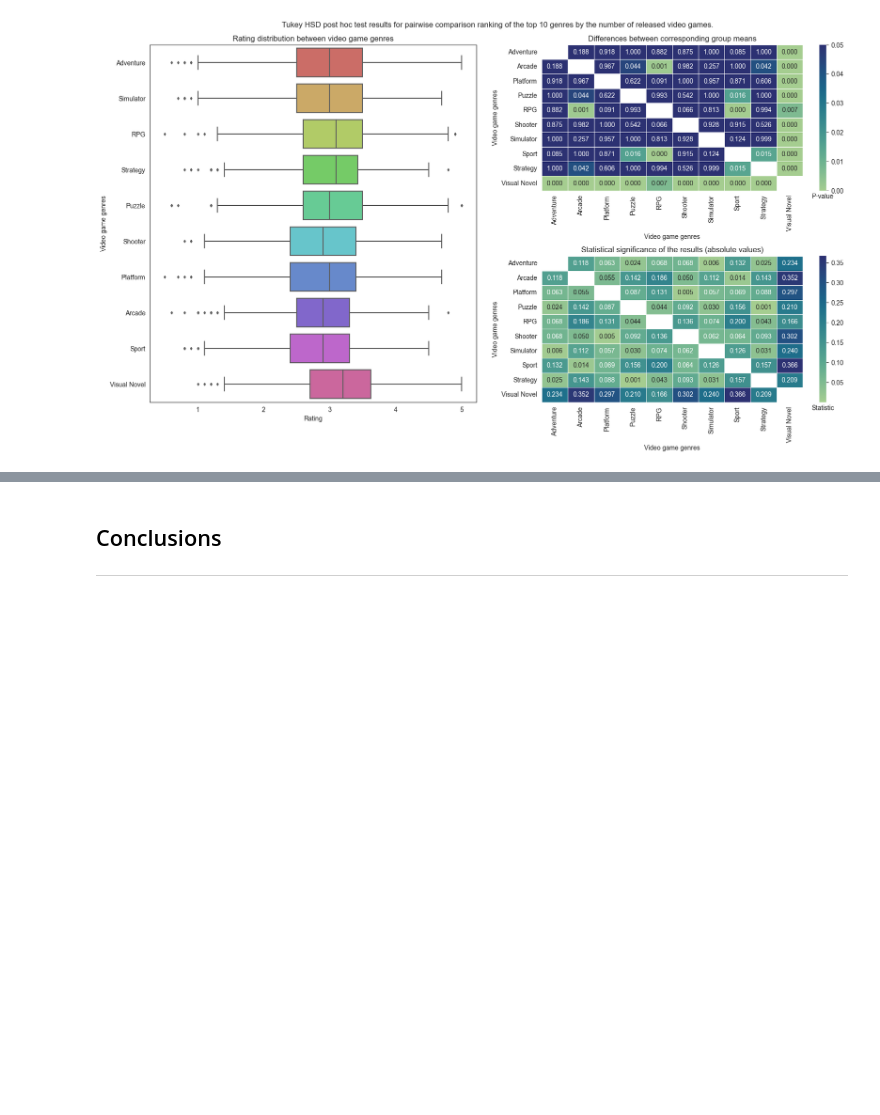
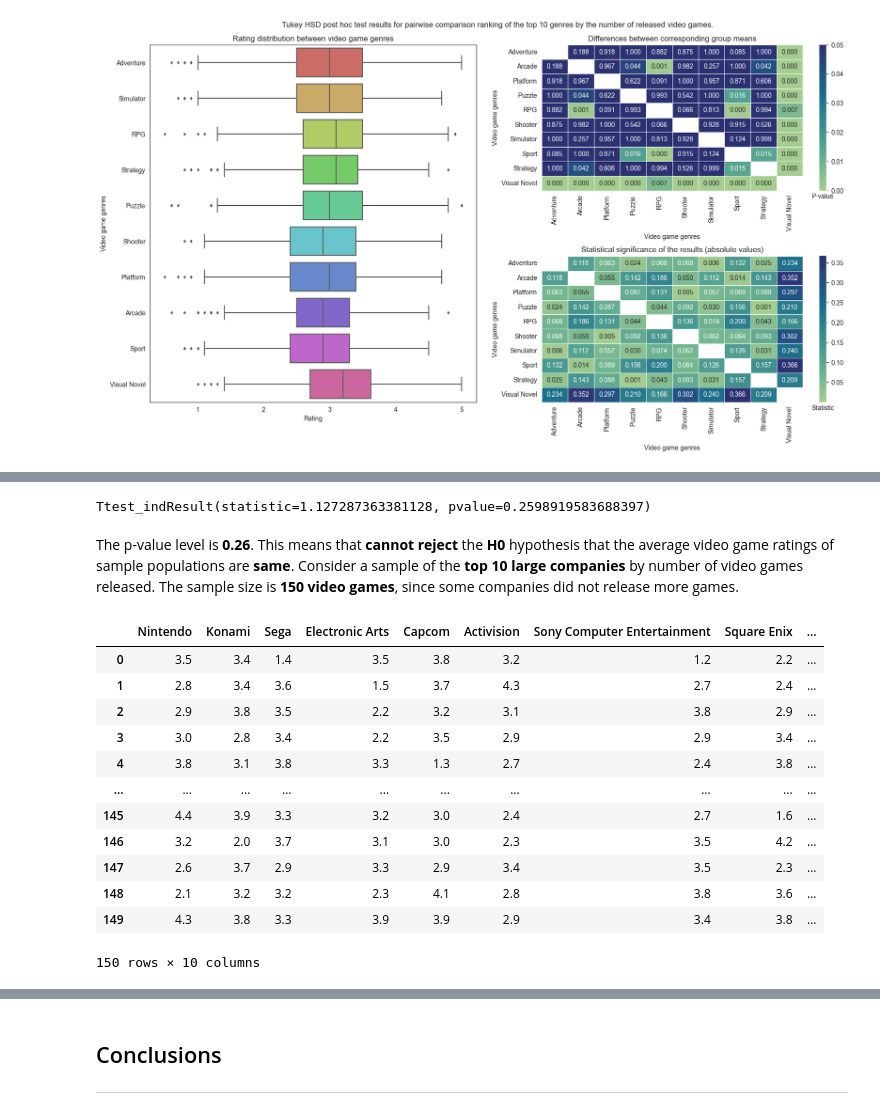
Before and after one commit to GSimonX37/video-games, a Jupyter notebook: notebooks/backloggd_sda.ipynb, the cells around one changed output, grey strips where cells are left out. Drawn from its saved outputs; the diff is of its cells as text; code cells hidden in the pictures; blank space fills up the shorter version.

```diff
--- a/notebooks/backloggd_sda.ipynb
+++ b/notebooks/backloggd_sda.ipynb
@@ -223,11 +224,11 @@ By visual evaluation of the histogram and Q-Q Plot, it can be concluded that the
 
 For each genre from the top 10 in terms of the number of released video games, we will form **random samples** in the amount of **500** video games.
 # %%
-data, samlpes = df.explode('genres'), pd.DataFrame(index=range(500))
+data, samples = df[df["category"] == "main"].explode('genres'), pd.DataFrame(index=range(500))
 
-for genre in data.loc[df["category"] == "main", "genres"].value_counts().iloc[:10].index:
-    row = data.loc[(data["category"] == "main") & (data["genres"] == genre) & (data["rating"].notna()), "rating"].sample(500, random_state=100, ignore_index=True)
-    samlpes = samlpes.join(pd.DataFrame({genre: row}), how='inner')
+for genre in data.loc[:, "genres"].value_counts().iloc[:10].index:
+    row = data.loc[(data["genres"] == genre) & (data["rating"].notna()), "rating"].sample(500, random_state=100, ignore_index=True)
+    samples = samples.join(pd.DataFrame({genre: row}), how='inner')
 # %% [markdown]
 Let's use the **Bartlett test** to test the samples for equality of variances. To do this, formulate the hypotheses of the main (**H0**) and alternative (**H1**) hypotheses:
 - **H0**: the variances of the populations from which the samples are taken are **equal**.
@@ -335,0 +380,27 @@ Text(0.5, 104.44444444444443, 'Statistic')
+# %%
+stats.ttest_ind(*[samples[column] for column in samples.columns])
+# %% [output]
+Ttest_indResult(statistic=1.127287363381128, pvalue=0.2598919583688397)
+# %% [markdown]
+The p-value level is **0.26**. This means that **cannot reject** the **H0** hypothesis that the average video game ratings of sample populations are **same**. Consider a sample of the **top 10 large companies** by number of video games released. The sample size is **150 video games**, since some companies did not release more games.
+# %%
+data, samples = df[df["category"] == "main"].explode('developers'), pd.DataFrame(index=range(150))
+
+for developer in data.loc[~data["indie"], "developers"].value_counts().iloc[:10].index:
+    row = data.loc[(data["rating"].notna()) & (data["developers"] == developer), "rating"].sample(150, random_state=100, ignore_index=True)
+    samples = samples.join(pd.DataFrame({developer: row}), how='inner')
+samples
+# %% [output]
+|  | Nintendo | Konami | Sega | Electronic Arts | Capcom | Activision | Sony Computer Entertainment | Square Enix | ... |
+| 0 | 3.5 | 3.4 | 1.4 | 3.5 | 3.8 | 3.2 | 1.2 | 2.2 | ... |
+| 1 | 2.8 | 3.4 | 3.6 | 1.5 | 3.7 | 4.3 | 2.7 | 2.4 | ... |
+| 2 | 2.9 | 3.8 | 3.5 | 2.2 | 3.2 | 3.1 | 3.8 | 2.9 | ... |
+| 3 | 3.0 | 2.8 | 3.4 | 2.2 | 3.5 | 2.9 | 2.9 | 3.4 | ... |
+| 4 | 3.8 | 3.1 | 3.8 | 3.3 | 1.3 | 2.7 | 2.4 | 3.8 | ... |
+| ... | ... | ... | ... | ... | ... | ... | ... | ... | ... |
+| 145 | 4.4 | 3.9 | 3.3 | 3.2 | 3.0 | 2.4 | 2.7 | 1.6 | ... |
+| 146 | 3.2 | 2.0 | 3.7 | 3.1 | 3.0 | 2.3 | 3.5 | 4.2 | ... |
+| 147 | 2.6 | 3.7 | 2.9 | 3.3 | 2.9 | 3.4 | 3.5 | 2.3 | ... |
+| 148 | 2.1 | 3.2 | 3.2 | 2.3 | 4.1 | 2.8 | 3.8 | 3.6 | ... |
+| 149 | 4.3 | 3.8 | 3.3 | 3.9 | 3.9 | 2.9 | 3.4 | 3.8 | ... |
+150 rows × 10 columns
```
Also changed, not shown: parts of 20 cells of this notebook.
